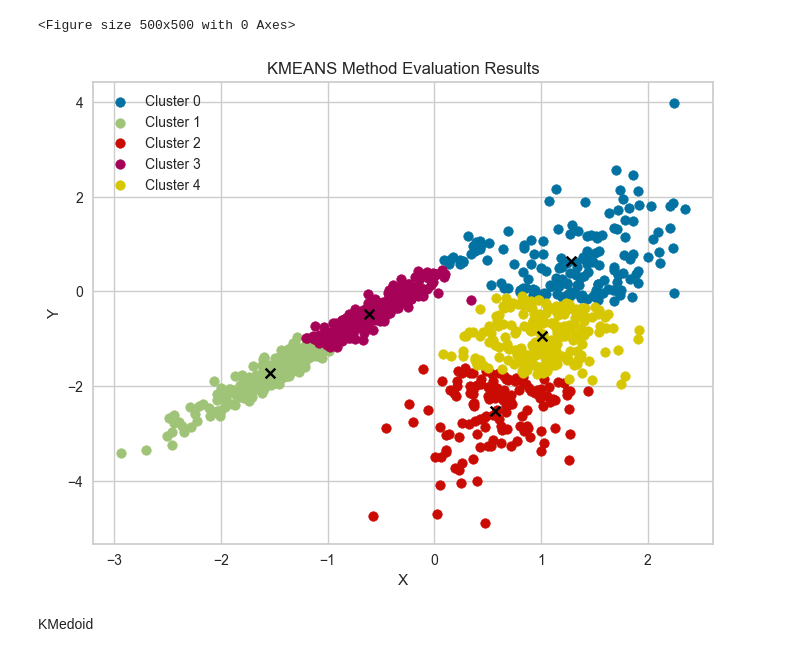
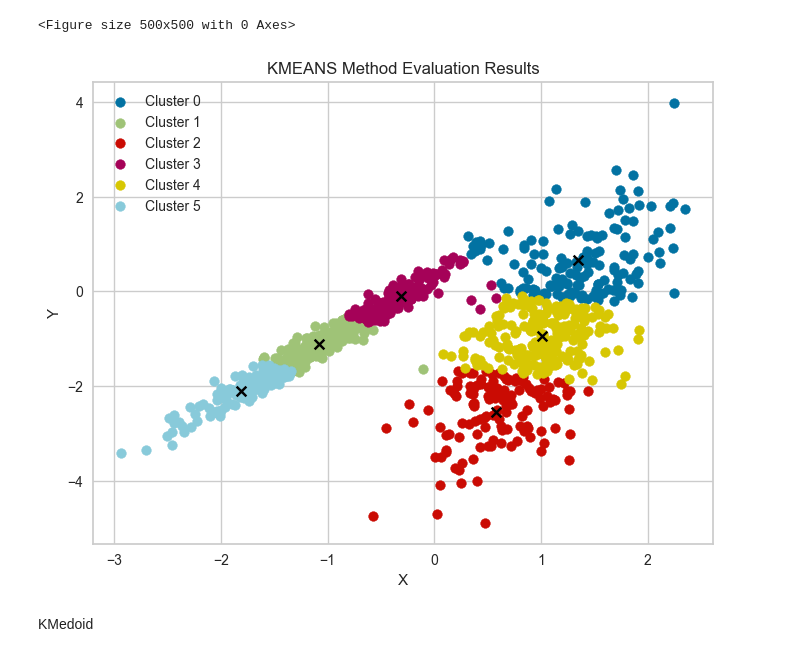
Before and after one commit to Joao-Bornelli/Clusterization, a Jupyter notebook: clusterization.ipynb, the cells around one changed output. Drawn from its saved outputs; the diff is of its cells as text; code cells hidden in the pictures.

```diff
--- a/clusterization.ipynb
+++ b/clusterization.ipynb
@@ -112,30 +107,33 @@ plt.show()
 <Figure size 500x500 with 0 Axes>
 # %%
 #KMEANS with evaluation results
+
+#Considerando a avaliação elbow e silhouette, o número ideal de clusters seria 6
+
 data = df.copy()
-k = 5
+k = 6
 
 kmeans = KMeans(n_clusters=k,random_state=10,n_init='auto')
 kmeans.fit(data)
 data['cluster'] = kmeans.predict(data)
 
 plt.figure(figsize=(8, 6))
-
 for i in np.unique(kmeans.labels_):
     row = data.index[kmeans.labels_ == i].tolist()
     scatter = plt.scatter(data.iloc[row,0],data.iloc[row,1],label = f'Cluster {i}')
     color = scatter.get_facecolors()[0].tolist()
     plt.scatter(kmeans.cluster_centers_[i][0],
                 kmeans.cluster_centers_[i][1],
                 color='black', marker='x')
 
+
 plt.title('KMEANS Method Evaluation Results')
 plt.xlabel('X')
 plt.ylabel('Y')
 plt.legend()
 plt.show()
 # %% [output]
-[figure, old version]
+[figure, new version]
 # %% [markdown]
 KMedoid
 # %%
```
Also changed, not shown: parts of 7 cells of this notebook, 2 other files.
